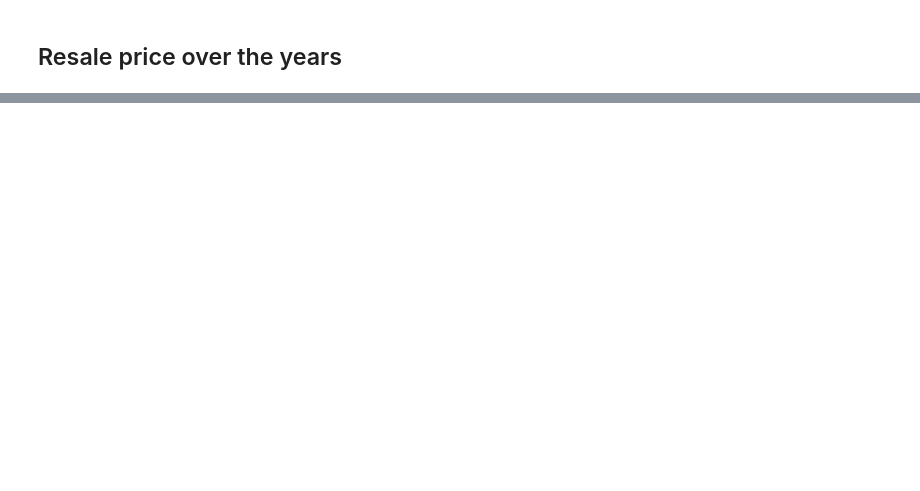
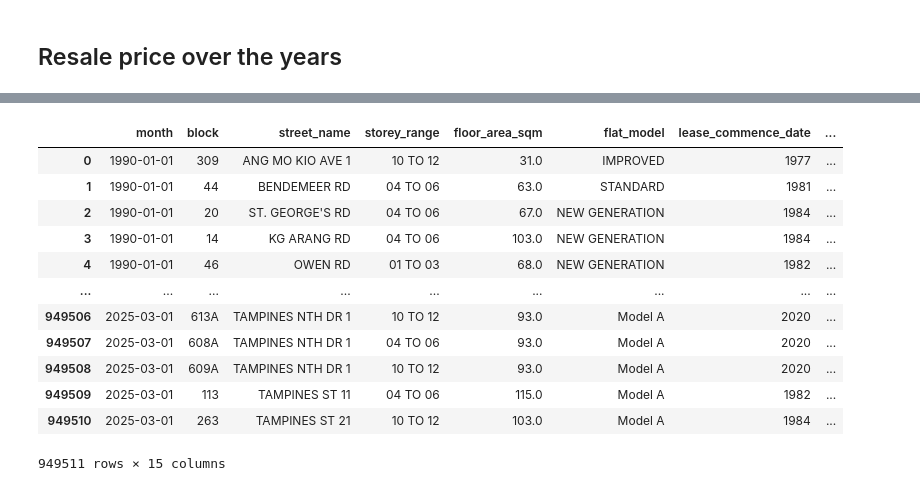
Before and after one commit to BlueSpirit1993/hdb_resale_chat_bot, a Jupyter notebook: notebooks/Boon_Kee/BK-hdb-chart.ipynb, the cells around one changed output, grey strips where cells are left out. Saved outputs shown, nothing was run; the diff lists cells and outputs as text; code cells hidden in the pictures; blank space fills up the shorter version.

```diff
--- a/notebooks/Boon_Kee/BK-hdb-chart.ipynb
+++ b/notebooks/Boon_Kee/BK-hdb-chart.ipynb
@@ -455,0 +412,4 @@ data_last_resale_price(df, "4 ROOM", "PUNGGOL")
+# %%
+#changing town and flat type from capital letter to lower capital letter
+
+df = df_initial_preproc(df)
@@ -455,0 +455,13 @@ data_last_resale_price(df, "4 ROOM", "PUNGGOL")
+# %%
+room_mapping = {
+    "1 ROOM": "1 room",
+    "2 ROOM": "2 room",
+    "3 ROOM": "3 room",
+    "4 ROOM": "4 room",
+    "5 ROOM": "5 room",
+    "EXECUTIVE": "Executive",
+    "MULTI-GENERATION": "Multi-Gen",
+}
+df["flat_type_map"] = df["flat_type"].map(room_mapping)
+# %%
+df.drop(["town", "flat_type"], axis=1, inplace=True)
@@ -455,0 +470,2 @@ data_last_resale_price(df, "4 ROOM", "PUNGGOL")
+# %%
+df.rename(columns={"town_map": "town", "flat_type_map": "flat_type"}, inplace=True)
@@ -455,0 +534,16 @@ data_last_resale_price(df, "4 ROOM", "PUNGGOL")
+# %%
+df_initial_preproc(df)
+# %% [output]
+|  | month | block | street_name | storey_range | floor_area_sqm | flat_model | lease_commence_date | ... |
+| 0 | 1990-01-01 | 309 | ANG MO KIO AVE 1 | 10 TO 12 | 31.0 | IMPROVED | 1977 | ... |
+| 1 | 1990-01-01 | 44 | BENDEMEER RD | 04 TO 06 | 63.0 | STANDARD | 1981 | ... |
+| 2 | 1990-01-01 | 20 | ST. GEORGE'S RD | 04 TO 06 | 67.0 | NEW GENERATION | 1984 | ... |
+| 3 | 1990-01-01 | 14 | KG ARANG RD | 04 TO 06 | 103.0 | NEW GENERATION | 1984 | ... |
+| 4 | 1990-01-01 | 46 | OWEN RD | 01 TO 03 | 68.0 | NEW GENERATION | 1982 | ... |
+| ... | ... | ... | ... | ... | ... | ... | ... | ... |
+| 949506 | 2025-03-01 | 613A | TAMPINES NTH DR 1 | 10 TO 12 | 93.0 | Model A | 2020 | ... |
+| 949507 | 2025-03-01 | 608A | TAMPINES NTH DR 1 | 04 TO 06 | 93.0 | Model A | 2020 | ... |
+| 949508 | 2025-03-01 | 609A | TAMPINES NTH DR 1 | 10 TO 12 | 93.0 | Model A | 2020 | ... |
+| 949509 | 2025-03-01 | 113 | TAMPINES ST 11 | 04 TO 06 | 115.0 | Model A | 1982 | ... |
+| 949510 | 2025-03-01 | 263 | TAMPINES ST 21 | 10 TO 12 | 103.0 | Model A | 1984 | ... |
+949511 rows × 15 columns
```
Also changed, not shown: parts of 22 cells of this notebook, 2 other files.
